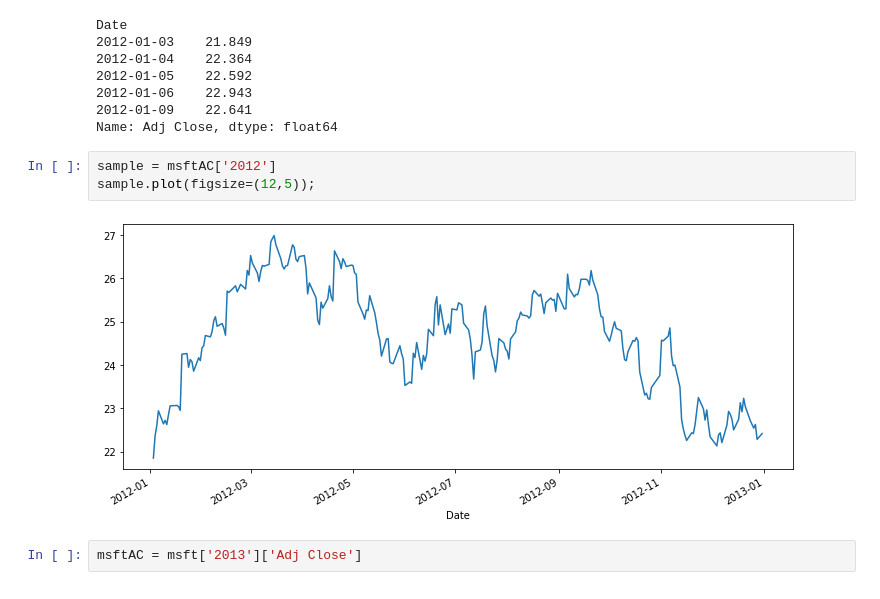
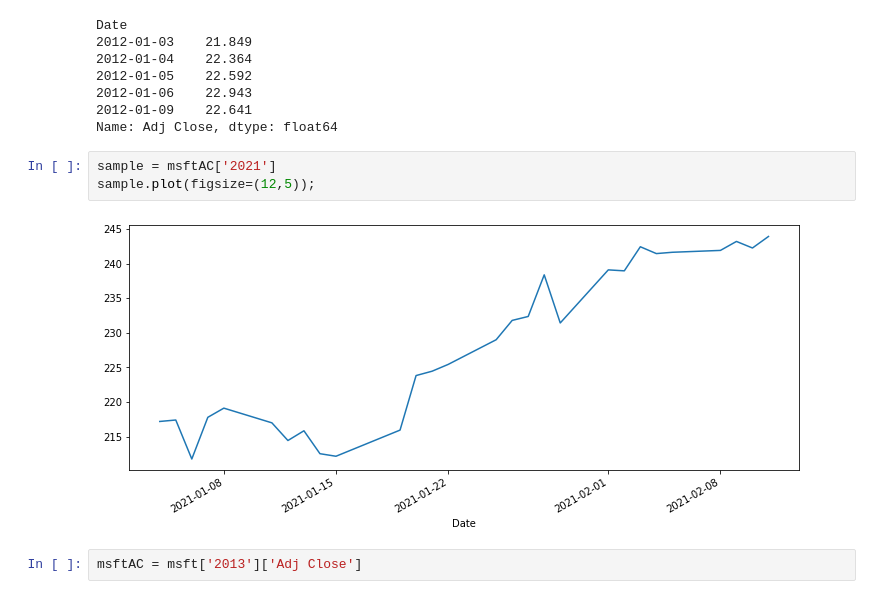
Before and after one commit to manikur/Python-Programming, a Jupyter notebook: panda_data_fram.ipynb, the cells around one changed output. Cells and saved outputs as stored; diff of their text form.

```diff
--- a/panda_data_fram.ipynb
+++ b/panda_data_fram.ipynb
@@ -437,10 +437,10 @@ Date
 2012-01-09    22.641
 Name: Adj Close, dtype: float64
 # %%
-sample = msftAC['2012']
+sample = msftAC['2021']
 sample.plot(figsize=(12,5));
 # %% [output]
-[figure, old version]
+[figure, new version]
 # %%
 msftAC = msft['2013']['Adj Close']
 # %%
```
Also changed, not shown: parts of 27 cells of this notebook.
